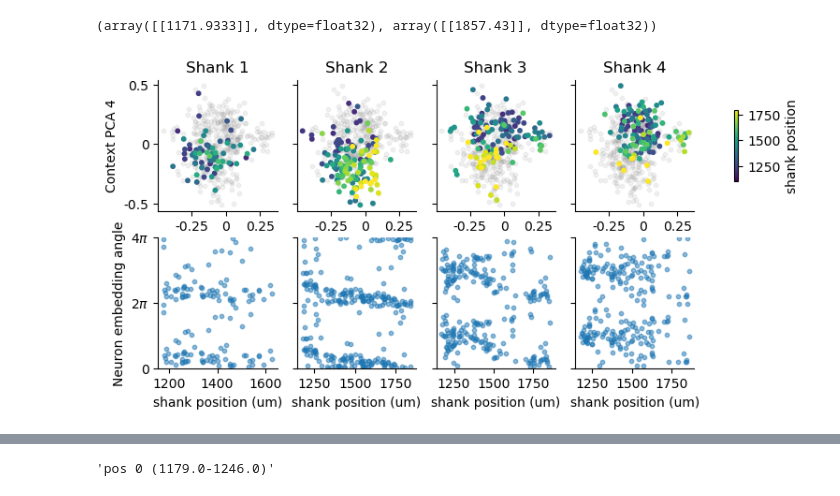
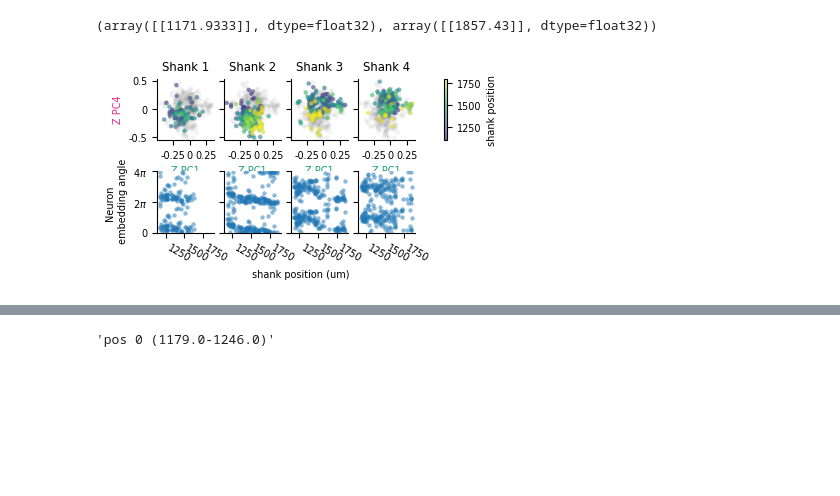
Before and after one commit to samuelbray32/c3po_publication, a Jupyter notebook: Fig3/mec_analyze_embedding_thetaphase.ipynb, the cells around one changed output, grey strips where cells are left out. Drawn from its saved outputs; the diff is of its cells as text; code cells hidden in the pictures; blank space fills up the shorter version.

```diff
--- a/Fig3/mec_analyze_embedding_thetaphase.ipynb
+++ b/Fig3/mec_analyze_embedding_thetaphase.ipynb
@@ -14,18 +14,21 @@ from c3po.model.model import C3PO
 # analysis=C3poAnalysis(None, None, None)
 # %% [markdown]
 # Load data
+# %%
+from utils import download_ebrains_file
+from pathlib import Path
+local_dir = Path("/stelmo/sam/tmp") # Change this to your desired local directory
+
+data_path = download_ebrains_file(
+    remote_path="sharing_v4/navigation/of/27765_2.mat",
+    local_path=local_dir / "27765_2.mat",
+)
 # %%
 import numpy as np
 from scipy.io import loadmat
 
-data_name = "/stelmo/sam/c3po_results/moserdata.mat"
-# data_name = "/stelmo/sam/c3po_datasets/moser_mec_25843_2_openfield.mat"
 
-
-data = loadmat(
-    data_name
-    # "/stelmo/sam/c3po_datasets/moser_mec_25843_2_openfield.mat"
-)  # in the downloadable Vollan archive, this is 27765_2.mat  (potentially can do this with any other data file)
+data = loadmat(data_path)
 
 
 def mat_fields(s):
@@ -926,14 +924,26 @@ shank = np.array([np.squeeze(ss[0][0]) for ss in units["mec"][0]["shank"]])
 shank_pos = units["mec"][0]["shankPos"].flatten()
 
 # fig, ax = plt.subplots(nrows=2, ncols=2, figsize=(8, 8), sharex=True, sharey=True)
+# fig, ax = plt.subplots(
+#     nrows=2,
+#     ncols=5,
+#     figsize=(8,4),
+#     # sharex='row',
+#     # sharey='row',
+#     width_ratios=[1, 1, 1, 1, 0.2],
+# )
 fig, ax = plt.subplots(
     nrows=2,
     ncols=5,
-    figsize=(8,4),
+    figsize=(3.75, 2),
     # sharex='row',
     # sharey='row',
-    width_ratios=[1, 1, 1, 1, 0.2],
+    width_ratios=[1, 1, 1, 1, 0.4],
+    gridspec_kw={"wspace": 0.2, "hspace": 0.5},
+    sharex='row'
 )
+plt.rcParams['font.size'] =7
+
 scatter_size = 10
 # ax = np.ravel(ax)
 for i, sh in enumerate(np.unique(shank)):
@@ -945,6 +955,7 @@ for i, sh in enumerate(np.unique(shank)):
         s=scatter_size,
         alpha=0.1,
         label=f"shank {sh}",
+        lw=0
     )
 
     ind = shank == sh
@@ -954,9 +965,10 @@ for i, sh in enumerate(np.unique(shank)):
         W_feature[ind, 1] * scale,
         c=shank_pos[ind],
         s=scatter_size,
-        alpha=1,
+        alpha=.6,
         label=f"shank {sh}",
         clim=(1100,1800),
+        lw=0
     )
     ax[0,i].set_title(f"Shank {sh}")
 
@@ -970,36 +982,42 @@ for i, sh in enumerate(np.unique(shank)):
         pos_plot,
         angle_plot,
         # c=pos_plot,
         s=scatter_size,
         alpha=.5,
         label=f"shank {sh}",
         clim=(1100,1800),
+        lw=0
     )
 
 ax[-1,-1].set_visible(False)
 ax[0,-1].axis("off")
 plt.colorbar(cb, ax=ax[0,-1], label="shank position")
 
-ax[0,0].set_ylabel(f"Context PCA {c_feature_dims[1]+1}")
+ax[0,0].set_ylabel(f"Z PC{c_feature_dims[1]+1}", color=plt.cm.Dark2(c_feature_dims[1]/8))
 for a in ax[0,:]:
-    a.set_xlabel(f"Context PCA {c_feature_dims[0]+1}")
+    a.set_xlabel(f"Z PC{c_feature_dims[0]+1}",
+                 color=plt.cm.Dark2(c_feature_dims[0]/8))
+    a.set_xticks([-0.25, 0, 0.25], labels=["-.25", "0", ".25"])
 
 for a in ax[1,:]:
     a.set_yticks([0, 2* np.pi, 4*np.pi], labels=["","", "",])
     a.set_ylim(0, 4*np.pi)
-    a.set_xlabel("shank position (um)")
+    a.set_xticks([1250, 1500, 1750], labels=["1250", "1500", "1750"],rotation=-30,ha='left')
+
 ax[1,0].set_yticks([0, 2*np.pi, 4*np.pi], labels=[ "0", "$2\pi$", "$4\pi$"])
-ax[1,0].set_ylabel("Neuron embedding angle")
+ax[1,0].set_ylabel("Neuron \n embedding angle")
+
+ax[1,1].set_xlabel("shank position (um)",ha="left")
 
 for a in ax[0,:]:
     a.set_yticks([-.5, 0, .5], labels=[ ""]*3)
     a.set_xticks([-.25,0,.25], labels=[ "-0.25", "0", "0.25"])
 ax[0,0].set_yticks([-.5, 0, .5], labels=[ "-0.5", "0", "0.5"])
 
 for a in ax.flatten():
     a.spines[["top", "right"]].set_visible(False)
 
 fig.savefig(figure_folder / f"neuron_theta_phase_embedding_by_shank.svg", bbox_inches="tight")
 # %% [output]
-[figure, old version]
+[figure, new version]
 # %%
```
Also changed, not shown: parts of 5 cells of this notebook, 3 other files.
